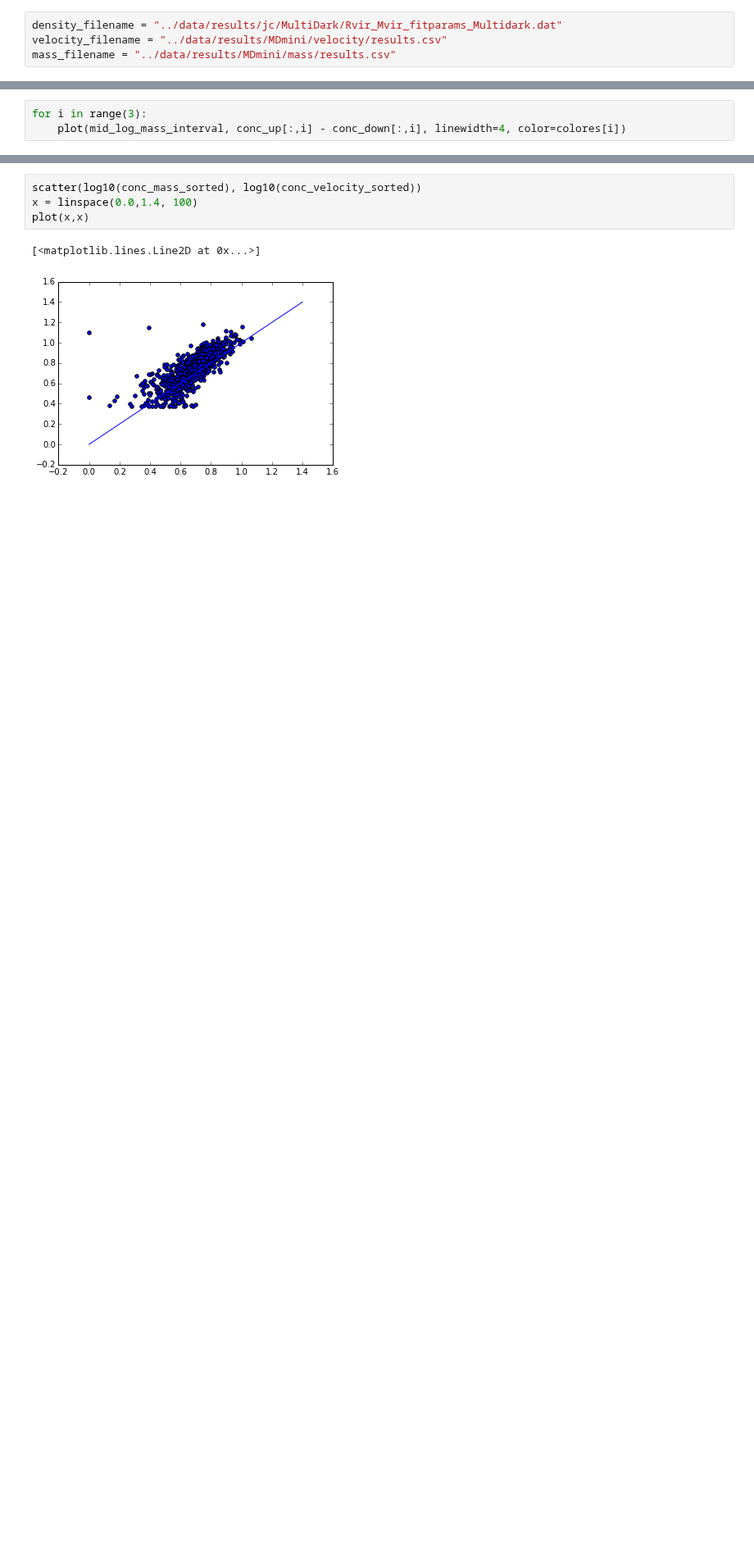
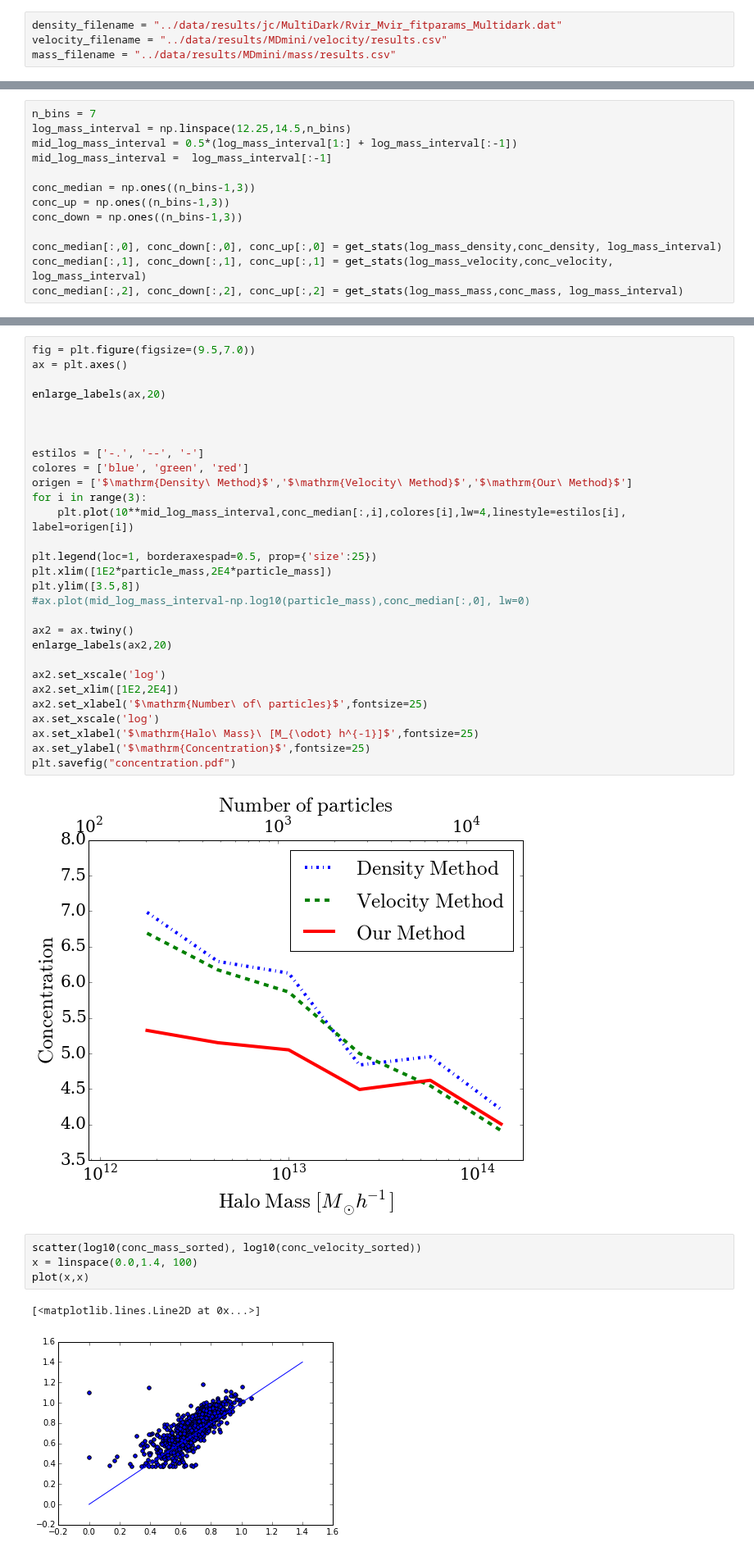
Before and after one commit to astroandes/MACH, a Jupyter notebook: plots/ComparisonPlots.ipynb, the cells around one changed output, grey strips where cells are left out. Shown at 82% size. Saved outputs shown, nothing was run; the diff lists cells and outputs as text; blank space fills up the shorter version.

Commit message:
updated mass-concentration

```diff
--- a/src/ComparisonPlots.ipynb
+++ b/plots/ComparisonPlots.ipynb
@@ -113,3 +60,0 @@ for i in range(3):
-# %%
-for i in range(3):
-    plot(mid_log_mass_interval, conc_up[:,i] - conc_down[:,i], linewidth=4, color=colores[i])
@@ -139,0 +61,13 @@ conc_mass_sorted = conc_mass[index_greater[sort_index]]
+# %%
+n_bins = 7
+log_mass_interval = np.linspace(12.25,14.5,n_bins)
+mid_log_mass_interval = 0.5*(log_mass_interval[1:] + log_mass_interval[:-1])
+mid_log_mass_interval =  log_mass_interval[:-1]
+
+conc_median = np.ones((n_bins-1,3))
+conc_up = np.ones((n_bins-1,3))
+conc_down = np.ones((n_bins-1,3))
+
+conc_median[:,0], conc_down[:,0], conc_up[:,0] = get_stats(log_mass_density,conc_density, log_mass_interval)
+conc_median[:,1], conc_down[:,1], conc_up[:,1] = get_stats(log_mass_velocity,conc_velocity, log_mass_interval)
+conc_median[:,2], conc_down[:,2], conc_up[:,2] = get_stats(log_mass_mass,conc_mass, log_mass_interval)
@@ -140,3 +93,34 @@ conc_mass_sorted = conc_mass[index_greater[sort_index]]
+# %%
+fig = plt.figure(figsize=(9.5,7.0))
+ax = plt.axes()
+
+enlarge_labels(ax,20)
+
+
+
+estilos = ['-.', '--', '-']
+colores = ['blue', 'green', 'red']
+origen = ['$\mathrm{Density\ Method}$','$\mathrm{Velocity\ Method}$','$\mathrm{Our\ Method}$']
+for i in range(3):
+    plt.plot(10**mid_log_mass_interval,conc_median[:,i],colores[i],lw=4,linestyle=estilos[i], label=origen[i])
+
+plt.legend(loc=1, borderaxespad=0.5, prop={'size':25})
+plt.xlim([1E2*particle_mass,2E4*particle_mass])
+plt.ylim([3.5,8])
+#ax.plot(mid_log_mass_interval-np.log10(particle_mass),conc_median[:,0], lw=0)
+
+ax2 = ax.twiny()
+enlarge_labels(ax2,20)
+
+ax2.set_xscale('log')
+ax2.set_xlim([1E2,2E4])
+ax2.set_xlabel('$\mathrm{Number\ of\ particles}$',fontsize=25)
+ax.set_xscale('log')
+ax.set_xlabel('$\mathrm{Halo\ Mass}\ [M_{\odot} h^{-1}]$',fontsize=25)
+ax.set_ylabel('$\mathrm{Concentration}$',fontsize=25)
+plt.savefig("concentration.pdf")
+# %% [output]
+[figure, added]
 # %%
 scatter(log10(conc_mass_sorted), log10(conc_velocity_sorted))
 x = linspace(0.0,1.4, 100)
```
Also changed, not shown: parts of 13 cells of this notebook.
